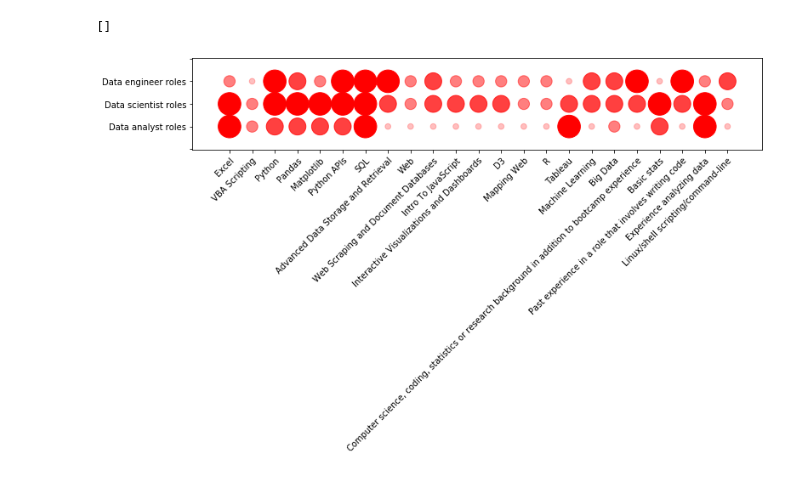
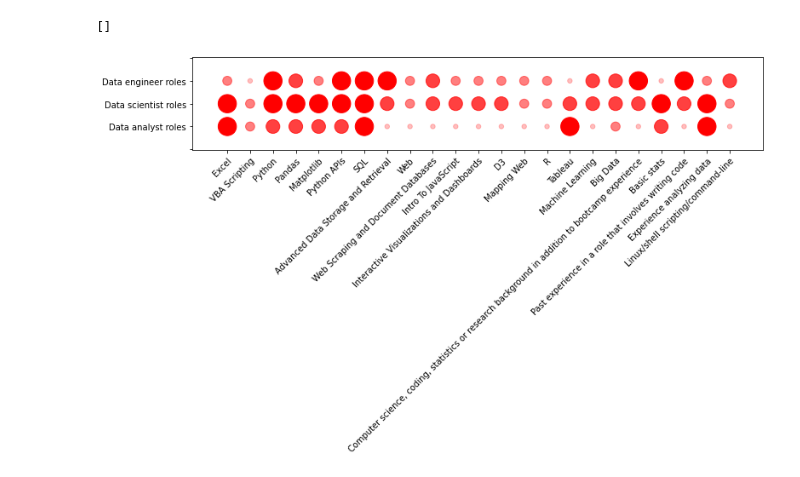
Before and after one commit to ilyaaltshteyn/pretend_project, a Jupyter notebook: class-topics-viz/vizzy.ipynb, the cells around one changed output. Cells and saved outputs as stored; diff of their text form; code cells hidden in the pictures.

```diff
--- a/class-topics-viz/vizzy.ipynb
+++ b/class-topics-viz/vizzy.ipynb
@@ -37,29 +50,29 @@ def add_circle(x, y, size, alpha):
 # %%
 plt.figure(figsize=(12,2))
 
 
 ax = plt.axes()
 ax.set_xticks(np.arange(0,len(df)))
 ax.set_xticklabels(df['Material'], rotation=45, ha="right",
          rotation_mode="anchor")
 ax.set_yticks(np.arange(0,5))
 ax.set_yticklabels(['','Data analyst roles', 'Data scientist roles', 'Data engineer roles'])
 
 
 for index, mat in enumerate(df['Data engineer roles']):
-    add_circle(index, 3, mat/8, mat/4)
+    add_circle(index, 3, mat/10, mat/4)
 
 for index, mat in enumerate(df['Data scientist roles']):
-    add_circle(index, 2, mat/8, mat/4)
+    add_circle(index, 2, mat/10, mat/4)
 
 for index, mat in enumerate(df['Data analyst roles']):
-    add_circle(index, 1, mat/8, mat/4)
+    add_circle(index, 1, mat/10, mat/4)
 
 plt.gca().set_aspect('equal', adjustable='datalim')  # prevents circles from being ovals
 plt.gca().plot()  # makes axis update
 # %% [output]
 []
-[figure, old version]
+[figure, new version]
 # %%
 plt.figure(figsize=(10,2))
 
```
Also changed, not shown: parts of 3 cells of this notebook.
